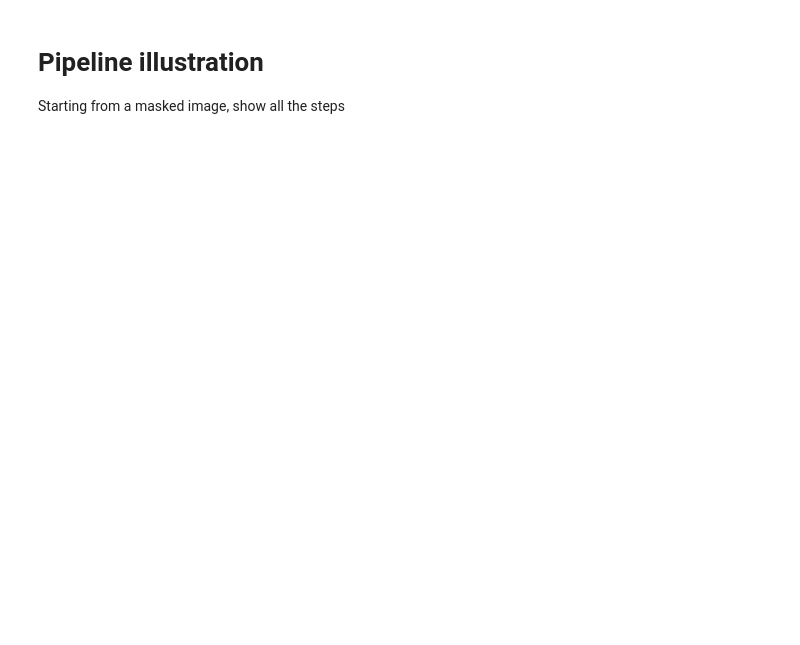
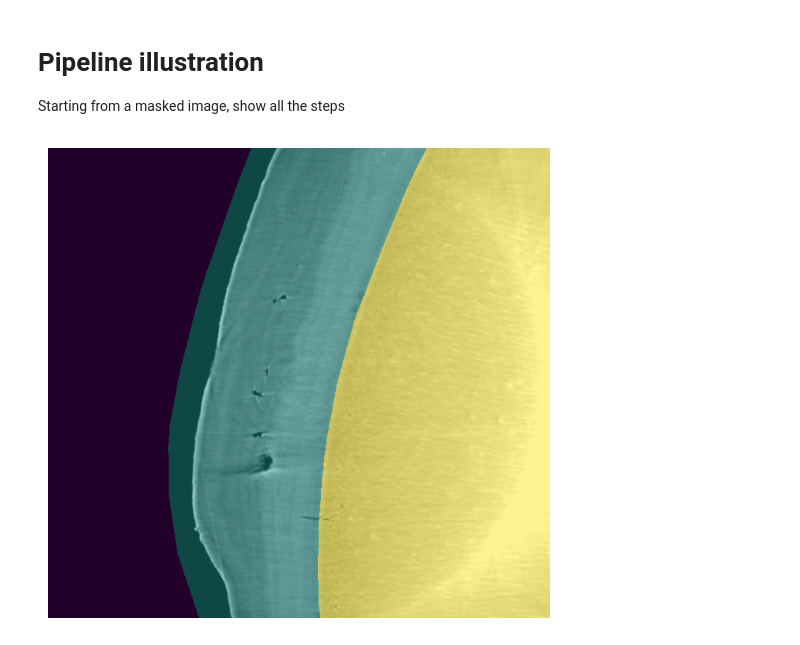
Before and after one commit to JGIBristol/cementum_imaging, a Jupyter notebook: pipeline.ipynb, the cells around one changed output. Drawn from its saved outputs; the diff is of its cells as text; code cells hidden in the pictures; blank space fills up the shorter version.

```diff
--- a/pipeline.ipynb
+++ b/pipeline.ipynb
@@ -29,7 +29,11 @@ raw_mask = plt.imread(mask_path)
 # %%
 fig, axis = plt.subplots(1, 1, figsize=(10, 5))
 
 axis.imshow(raw_image, cmap="gray")
 axis.imshow(raw_mask, alpha=0.5)
 
 axis.set_axis_off()
+
+fig.tight_layout()
+# %% [output]
+[figure, added]
```
Also changed, not shown: parts of 5 cells of this notebook.
